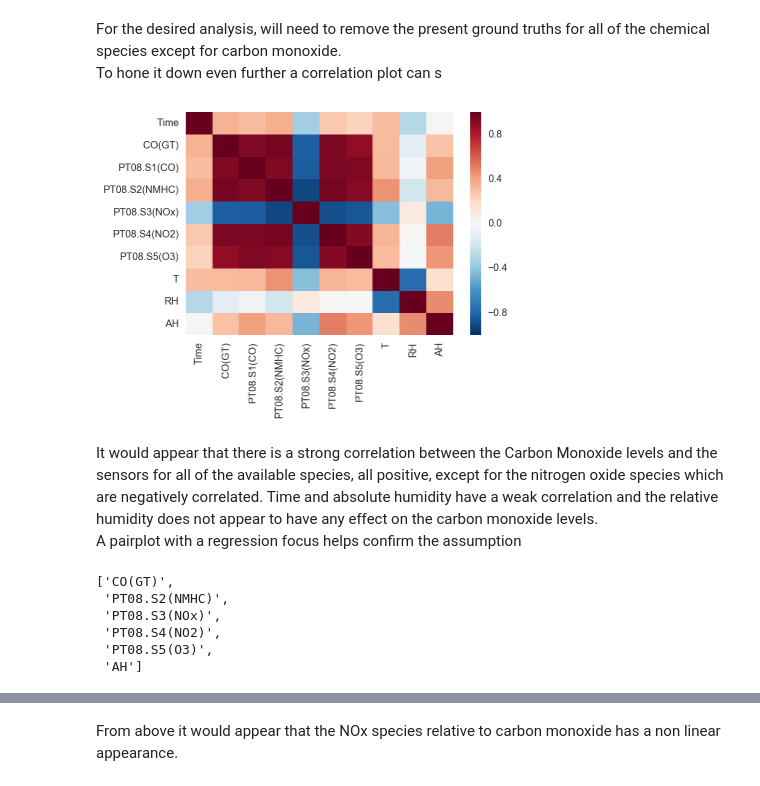
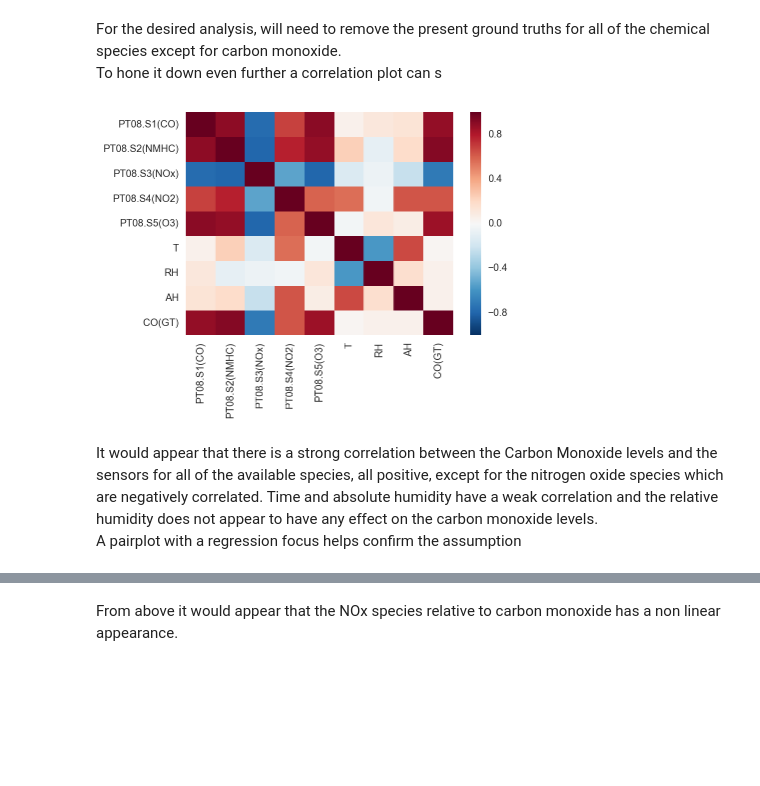
Before and after one commit to sambozek/AirQuality, a Jupyter notebook: Air Quality.ipynb, the cells around one changed output, grey strips where cells are left out. Saved outputs shown, nothing was run; the diff lists cells and outputs as text; code cells hidden in the pictures; blank space fills up the shorter version.

Commit message:
Fixed dropna to be after determining import columns.

```diff
--- a/Air Quality.ipynb
+++ b/Air Quality.ipynb
@@ -120,0 +133,7 @@ air_.tail()
+# %%
+air_ = air[[column for column in air.columns
+            if u'(GT)' not in column]]
+# %%
+air_['CO(GT)'] = air['CO(GT)']
+
+air_.tail()
@@ -127,8 +155,8 @@ co_analysis = ['Time', 'CO(GT)','PT08.S1(CO)','PT08.S2(NMHC)','PT08.S3(NOx)',
 # %%
-sns.heatmap(air_[co_analysis].corr())
+sns.heatmap(air_.corr())
 plt.show()
 # %% [output]
-[figure, old version]
+[figure, new version]
 # %% [markdown]
 It would appear that there is a strong correlation between the Carbon Monoxide levels and the sensors for all of the available species, all positive, except for the nitrogen oxide species which are negatively correlated. Time and absolute humidity have a weak correlation and the relative humidity does not appear to have any effect on the carbon monoxide levels.
 A pairplot with a regression focus helps confirm the assumption
@@ -137,10 +165 @@ sensors = [sensor for sensor in sensors if sensor not in ['Time', 'T', 'RH']]
-# %%
-sensors
-# %% [output]
-['CO(GT)',
- 'PT08.S2(NMHC)',
- 'PT08.S3(NOx)',
- 'PT08.S4(NO2)',
- 'PT08.S5(O3)',
- 'AH']
 # %%
```
Also changed, not shown: parts of 16 cells of this notebook.
